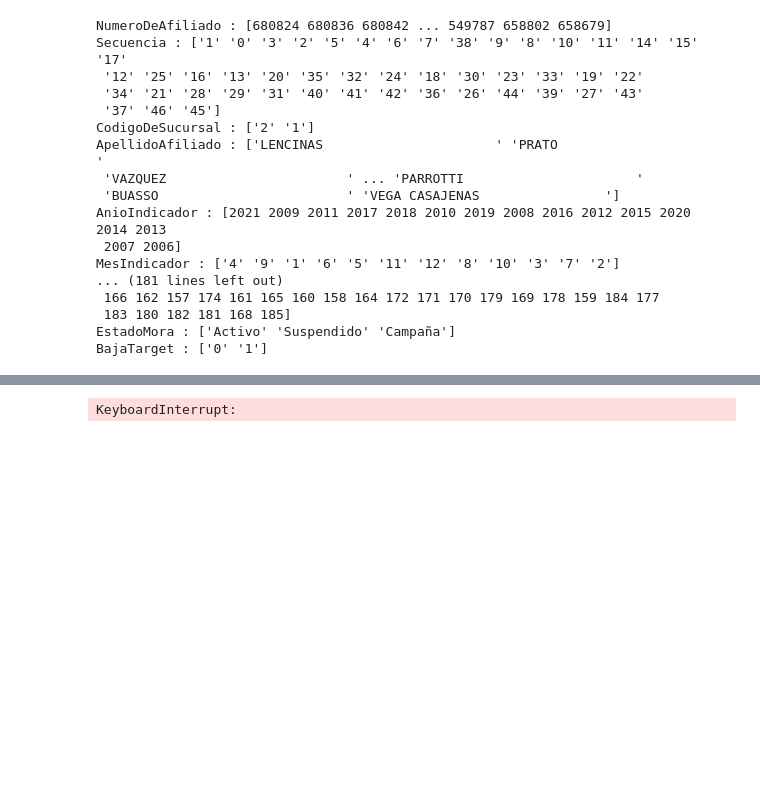
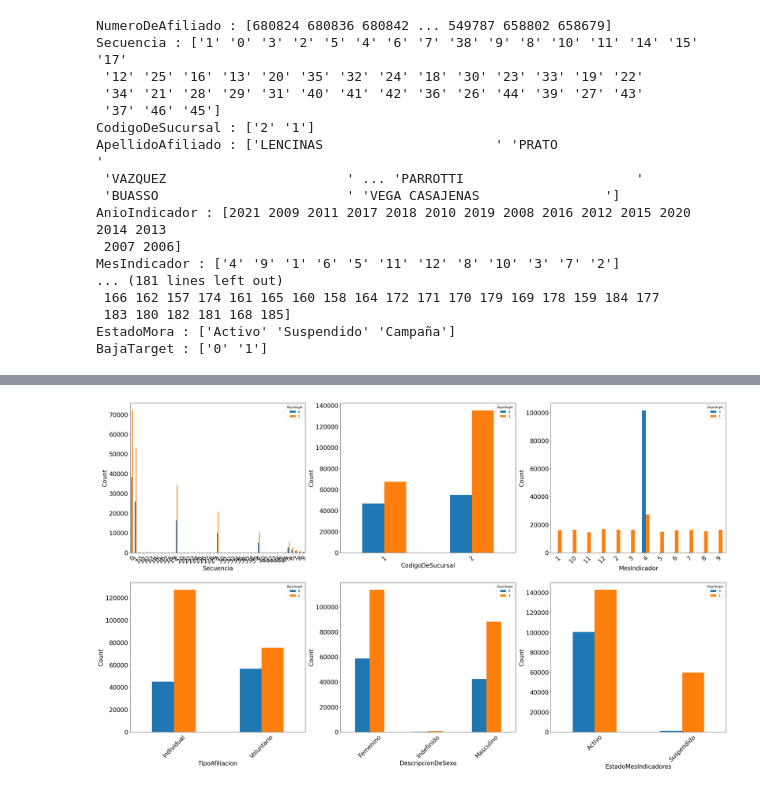
Before and after one commit to josiascs7/TechBI_MachineLearning, a Jupyter notebook: Practica Final/02 - URG Churn Model/Urgencias_Churn.ipynb, the cells around one changed output, grey strips where cells are left out. Drawn from its saved outputs; the diff is of its cells as text; code cells hidden in the pictures; blank space fills up the shorter version.

```diff
--- a/Practica Final/02 - URG Churn Model/Urgencias_Churn.ipynb
+++ b/Practica Final/02 - URG Churn Model/Urgencias_Churn.ipynb
@@ -124,6 +125,8 @@ df.describe().T
 | CantidadPeriodos | 304337.0 | 966.684383 | 2915.939467 | 0.0 | 0.0 | 0.0 | 4.0 | 9999.0 |
 | AntiguedadMeses | 304337.0 | 40.684048 | 41.390259 | 0.0 | 9.0 | 23.0 | 62.0 | 185.0 |
 | AntiguedadSinPromo | 304337.0 | 35.579098 | 42.242089 | 0.0 | 4.0 | 17.0 | 55.0 | 185.0 |
+# %%
+df=df.drop(columns=['NumeroDeAfiliado', 'ApellidoAfiliado'])
 # %%
 # list of numerical features
 num_cols = df.select_dtypes(include=np.number).columns
@@ -159,10 +172,6 @@ def categorical_feature_func(cat_cols, data, plot_columnas):
           ax.tick_params(axis='both', labelsize=20)
           ax.set_xlabel(col, fontsize=20)
           ax.set_ylabel('Count', fontsize=20)
-# %%
-categorical_feature_func(cat_cols_test, df, 2)
-# %% [output]
-KeyboardInterrupt:
 # %%
 def categorical_feature_func(cat_cols, cross_col, data, plot_columnas):
 
@@ -192,0 +198,4 @@ df.groupby('Baja_Target')['Edad'].mean()
+# %%
+categorical_feature_func(cat_cols[0:6], 'BajaTarget', df, 3)
+# %% [output]
+[figure, added]
```
Also changed, not shown: parts of 10 cells of this notebook.
